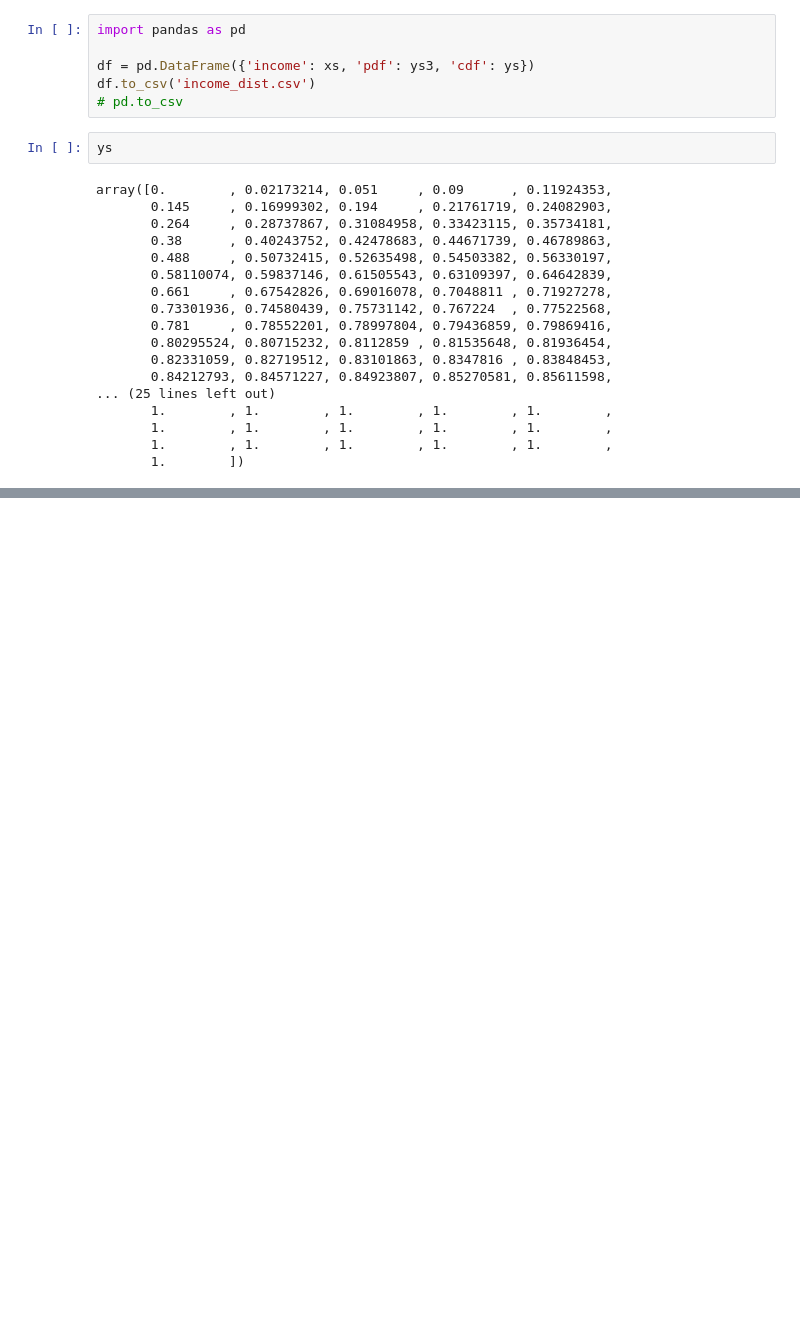
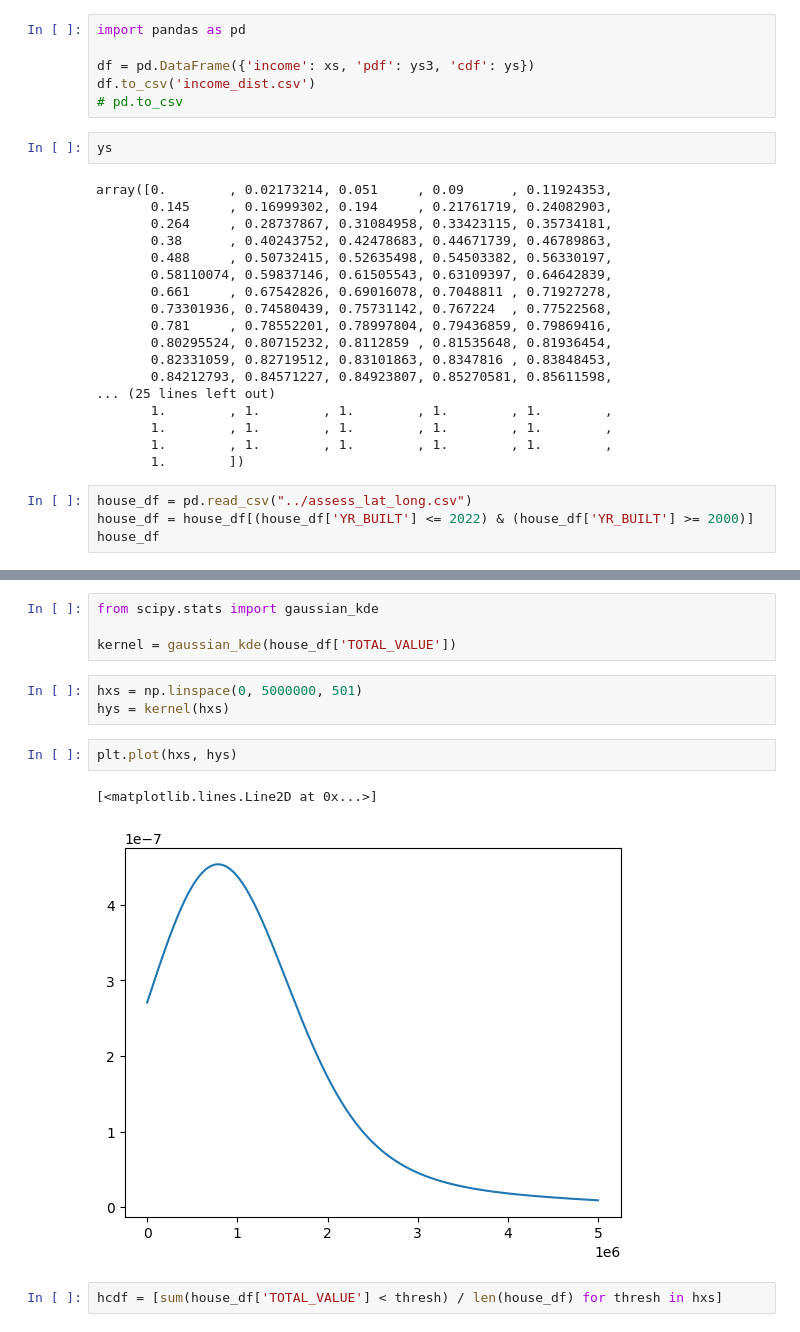
Before and after one commit to boston-price-dynamics/fp2, a Jupyter notebook: preprocess_data/interpolate_incomes.ipynb, the cells around one changed output, grey strips where cells are left out. Drawn from its saved outputs; the diff is of its cells as text; blank space fills up the shorter version.

Commit message:
housedist

```diff
--- a/preprocess_data/interpolate_incomes.ipynb
+++ b/preprocess_data/interpolate_incomes.ipynb
@@ -98,3 +98,7 @@ array([0.        , 0.02173214, 0.051     , 0.09      , 0.11924353,
        1.        , 1.        , 1.        , 1.        , 1.        ,
        1.        , 1.        , 1.        , 1.        , 1.        ,
        1.        ])
+# %%
+house_df = pd.read_csv("../assess_lat_long.csv")
+house_df = house_df[(house_df['YR_BUILT'] <= 2022) & (house_df['YR_BUILT'] >= 2000)]
+house_df
@@ -100,0 +119,14 @@ array([0.        , 0.02173214, 0.051     , 0.09      , 0.11924353,
+# %%
+from scipy.stats import gaussian_kde
+
+kernel = gaussian_kde(house_df['TOTAL_VALUE'])
+# %%
+hxs = np.linspace(0, 5000000, 501)
+hys = kernel(hxs)
+# %%
+plt.plot(hxs, hys)
+# %% [output]
+[<matplotlib.lines.Line2D at 0x...>]
+[figure, added]
+# %%
+hcdf = [sum(house_df['TOTAL_VALUE'] < thresh) / len(house_df) for thresh in hxs]
```
Also changed, not shown: parts of 6 cells of this notebook, 2 other files.
